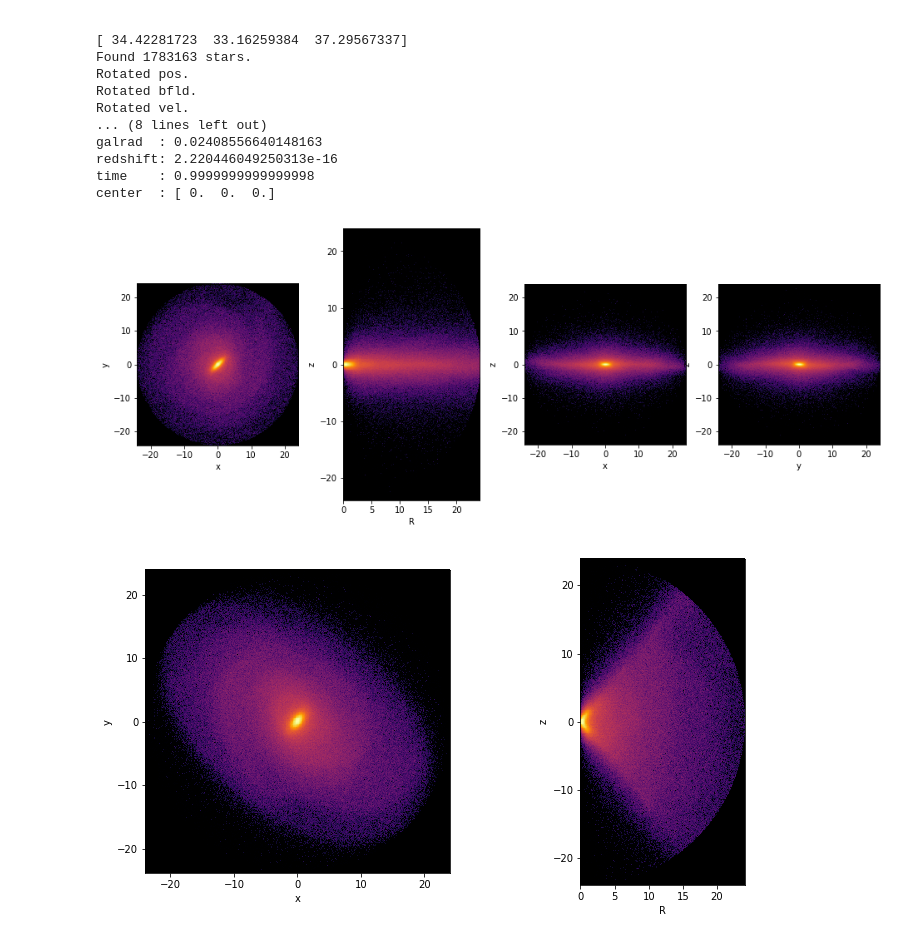
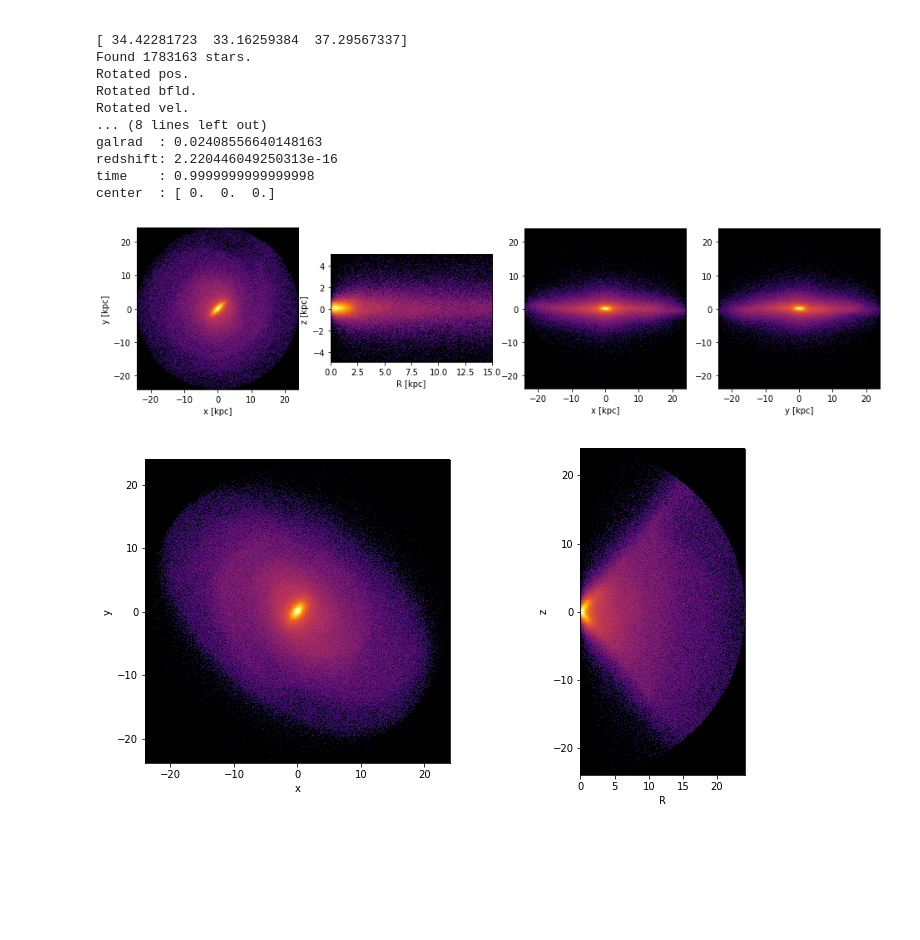
Before and after one commit to sophialilleengen/masterproject, a Jupyter notebook: notebooks/1com.ipynb, the cells around one changed output. Saved outputs shown, nothing was run; the diff lists cells and outputs as text; code cells hidden in the pictures; blank space fills up the shorter version.

Commit message:
distribution plots done

```diff
--- a/notebooks/1com.ipynb
+++ b/notebooks/1com.ipynb
@@ -64,31 +64,32 @@ center  : [ 0.  0.  0.]
 # %%
 cmap = copy.copy(plt.cm.inferno)
 cmap.set_bad((0,0,0))  # Fill background with black
 
 istars, = np.where( (s.halo == 0) & (s.subhalo == 0) & (s.type == 4) & (s.r() < s.galrad) ) #(s.type == 4) &
 (x, y, z), (vx, vy, vz), rxyz, rxy = get_cartesian_vectors(s, sf, istars)
 (R, phi, z), (vR, vphi, vz) = get_cylindrical_vectors(s, sf, istars)
 
 fig, (ax1, ax2, ax3, ax4) = plt.subplots(1, 4, figsize=(16, 6))
 ax1.hist2d(1000*x, 1000*y, bins=401, norm=matplotlib.colors.LogNorm(), cmap = cmap)
-ax1.set_xlabel("x")
-ax1.set_ylabel("y")
+ax1.set_xlabel("x [kpc]")
+ax1.set_ylabel("y [kpc]")
 ax1.set_aspect('equal')
-ax2.hist2d(1000*rxy, 1000*z, bins=401, norm=matplotlib.colors.LogNorm(), cmap = cmap)
-ax2.set_xlabel("R")
-ax2.set_ylabel("z")
+ax2.hist2d(1000*rxy, 1000*z, bins=401, norm=matplotlib.colors.LogNorm(), cmap = cmap, range =  [[0, 15], [-5, 5]])
+ax2.set_xlabel("R [kpc]")
+ax2.set_ylabel("z [kpc]")
 ax2.set_aspect('equal')
 ax3.hist2d(1000*x, 1000*z, bins=401, norm=matplotlib.colors.LogNorm(), cmap = cmap)
-ax3.set_xlabel("x")
-ax3.set_ylabel("z")
+ax3.set_xlabel("x [kpc]")
+#ax3.set_ylabel("z")
 ax3.set_aspect('equal')
 ax4.hist2d(1000*y, 1000*z, bins=401, norm=matplotlib.colors.LogNorm(), cmap = cmap)
-ax4.set_xlabel("y")
-ax4.set_ylabel("z")
+ax4.set_xlabel("y [kpc]")
+#ax4.set_ylabel("z")
 ax4.set_aspect('equal')
 #fig.show()
+fig.savefig('../plots/distribution.png',  dpi = 300, format = 'png', bbox_inches = 'tight')
 # %% [output]
-[figure, old version]
+[figure, new version]
 # %%
 istars2, = np.where( (s2.type == 4) & (s2.halo == 0) & (s2.subhalo == 0) & (s2.r() < s2.galrad) )#(s2.type == 4) &
 (x2, y2, z2), (vx2, vy2, vz2), rxyz2, rxy2 = get_cartesian_vectors(s2, sf2, istars2)
```
Also changed, not shown: 2 other files.
